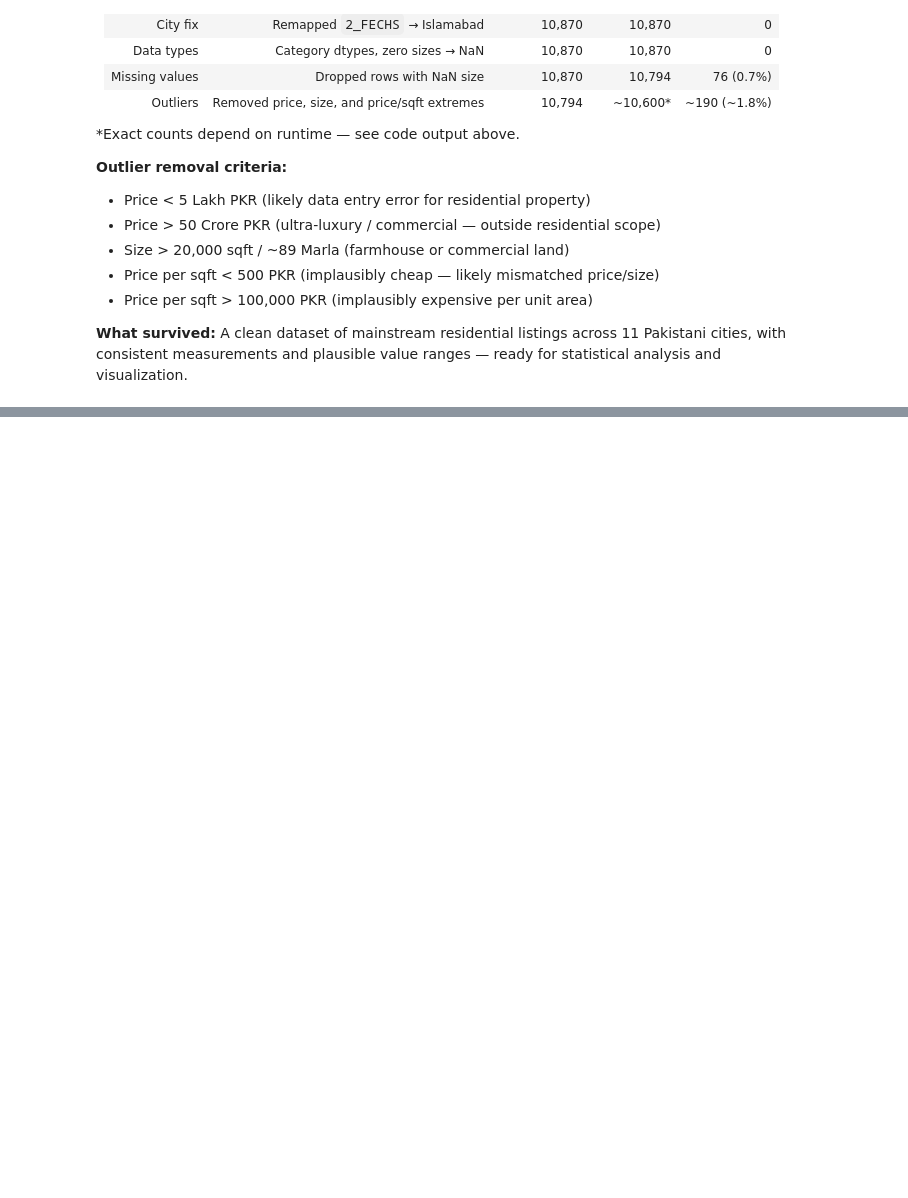
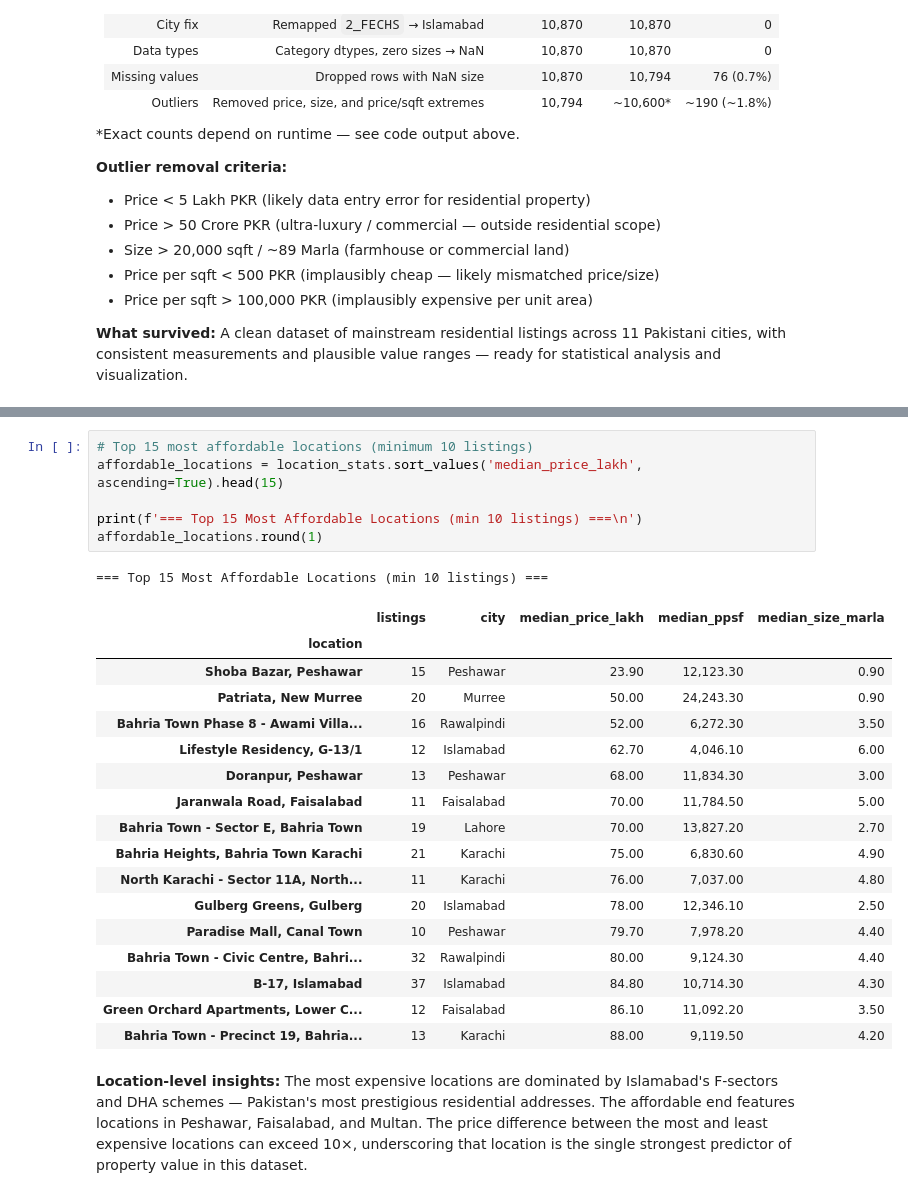
Before and after one commit to TalhaHamdees/pakistan-housing-market-analysis, a Jupyter notebook: notebooks/01_eda_analysis.ipynb, the cells around one changed output, grey strips where cells are left out. Cells and saved outputs as stored; diff of their text form; blank space fills up the shorter version.

```diff
--- a/notebooks/01_eda_analysis.ipynb
+++ b/notebooks/01_eda_analysis.ipynb
@@ -1599,0 +1864,27 @@ print(df_clean['price_band'].value_counts().sort_index().to_string())
+# %%
+# Top 15 most affordable locations (minimum 10 listings)
+affordable_locations = location_stats.sort_values('median_price_lakh', ascending=True).head(15)
+
+print(f'=== Top 15 Most Affordable Locations (min 10 listings) ===\n')
+affordable_locations.round(1)
+# %% [output]
+=== Top 15 Most Affordable Locations (min 10 listings) ===
+|  | listings | city | median_price_lakh | median_ppsf | median_size_marla |
+| location |  |  |  |  |  |
+| Shoba Bazar, Peshawar | 15 | Peshawar | 23.90 | 12,123.30 | 0.90 |
+| Patriata, New Murree | 20 | Murree | 50.00 | 24,243.30 | 0.90 |
+| Bahria Town Phase 8 - Awami Villa... | 16 | Rawalpindi | 52.00 | 6,272.30 | 3.50 |
+| Lifestyle Residency, G-13/1 | 12 | Islamabad | 62.70 | 4,046.10 | 6.00 |
+| Doranpur, Peshawar | 13 | Peshawar | 68.00 | 11,834.30 | 3.00 |
+| Jaranwala Road, Faisalabad | 11 | Faisalabad | 70.00 | 11,784.50 | 5.00 |
+| Bahria Town - Sector E, Bahria Town | 19 | Lahore | 70.00 | 13,827.20 | 2.70 |
+| Bahria Heights, Bahria Town Karachi | 21 | Karachi | 75.00 | 6,830.60 | 4.90 |
+| North Karachi - Sector 11A, North... | 11 | Karachi | 76.00 | 7,037.00 | 4.80 |
+| Gulberg Greens, Gulberg | 20 | Islamabad | 78.00 | 12,346.10 | 2.50 |
+| Paradise Mall, Canal Town | 10 | Peshawar | 79.70 | 7,978.20 | 4.40 |
+| Bahria Town - Civic Centre, Bahri... | 32 | Rawalpindi | 80.00 | 9,124.30 | 4.40 |
+| B-17, Islamabad | 37 | Islamabad | 84.80 | 10,714.30 | 4.30 |
+| Green Orchard Apartments, Lower C... | 12 | Faisalabad | 86.10 | 11,092.20 | 3.50 |
+| Bahria Town - Precinct 19, Bahria... | 13 | Karachi | 88.00 | 9,119.50 | 4.20 |
+# %% [markdown]
+**Location-level insights:** The most expensive locations are dominated by Islamabad's F-sectors and DHA schemes — Pakistan's most prestigious residential addresses. The affordable end features locations in Peshawar, Faisalabad, and Multan. The price difference between the most and least expensive locations can exceed 10×, underscoring that location is the single strongest predictor of property value in this dataset.
```
Also changed, not shown: parts of 27 cells of this notebook, 1 other file.
